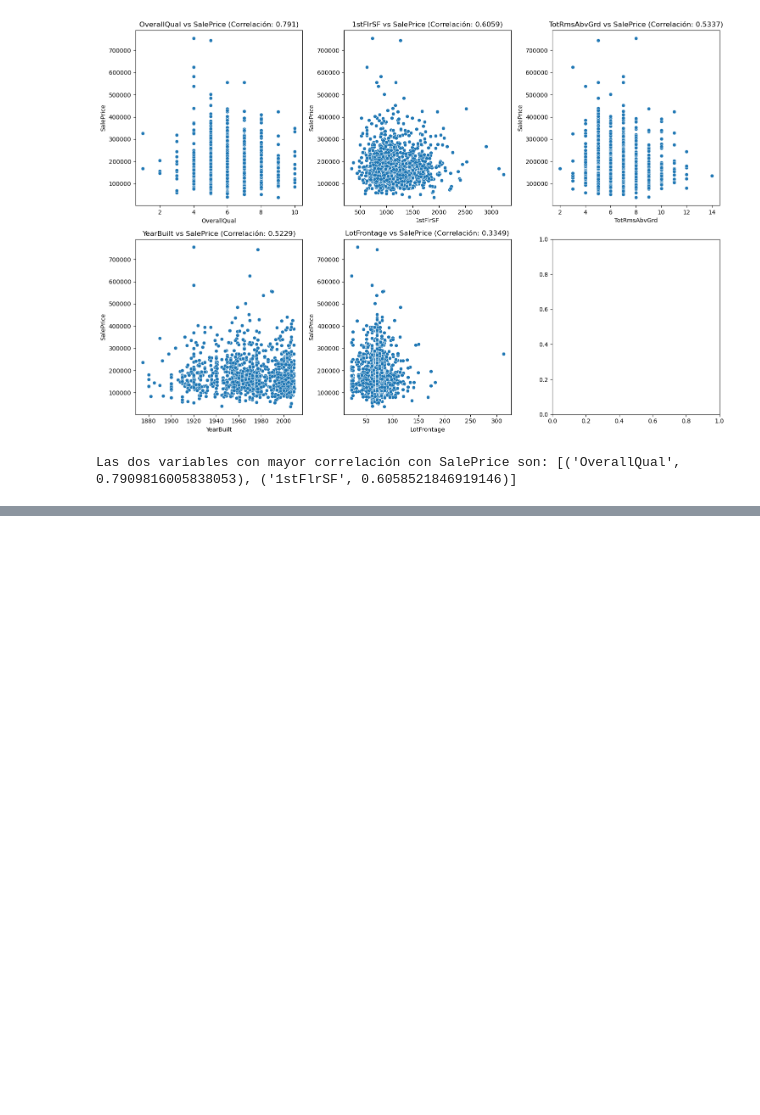
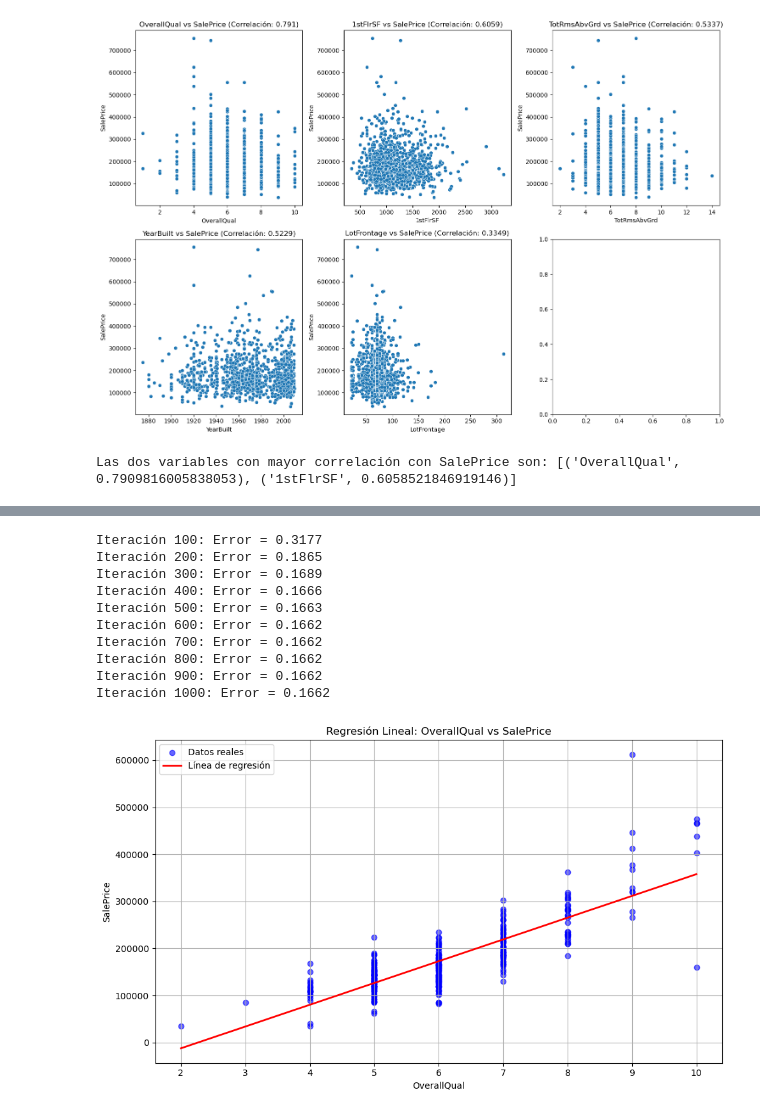
Before and after one commit to javierm1296/proyecto_python, a Jupyter notebook: Proyecto_Final_v1.ipynb, the cells around one changed output, grey strips where cells are left out. Drawn from its saved outputs; the diff is of its cells as text; code cells hidden in the pictures; blank space fills up the shorter version.

```diff
--- a/Proyecto_Final_v1.ipynb
+++ b/Proyecto_Final_v1.ipynb
@@ -209,0 +364,24 @@ Las dos variables con mayor correlación con SalePrice son: [('OverallQual', 0.7
+# %%
+# Para OverallQual (VALIDACIÓN)
+x = df_val["OverallQual"].values
+y = df_val["SalePrice"].values
+
+x_norm, x_mean, x_std = normalizar(x)
+y_norm, y_mean, y_std = normalizar(y)
+
+historial, errores = entrenar_regresion_lineal(x_norm, y_norm, alpha=0.01)
+param_final = historial[max(historial.keys())]
+
+graficar_resultado(x, y, x_norm, y_mean, y_std, param_final, etiqueta_x="OverallQual")
+# %% [output]
+Iteración 100: Error = 0.3177
+Iteración 200: Error = 0.1865
+Iteración 300: Error = 0.1689
+Iteración 400: Error = 0.1666
+Iteración 500: Error = 0.1663
+Iteración 600: Error = 0.1662
+Iteración 700: Error = 0.1662
+Iteración 800: Error = 0.1662
+Iteración 900: Error = 0.1662
+Iteración 1000: Error = 0.1662
+[figure, added]
```
Also changed, not shown: parts of 7 cells of this notebook.
